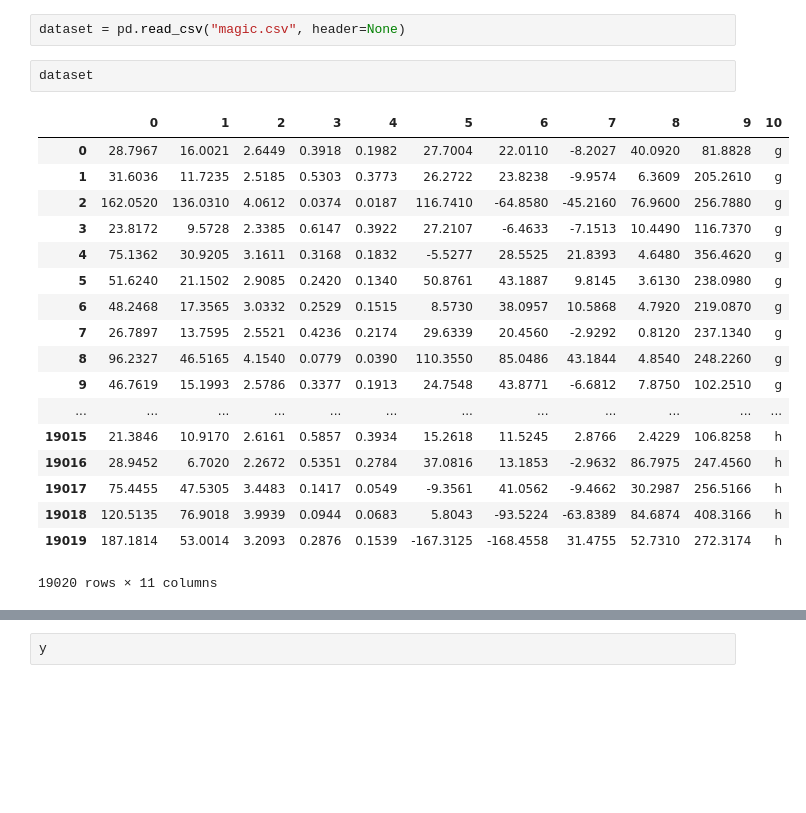
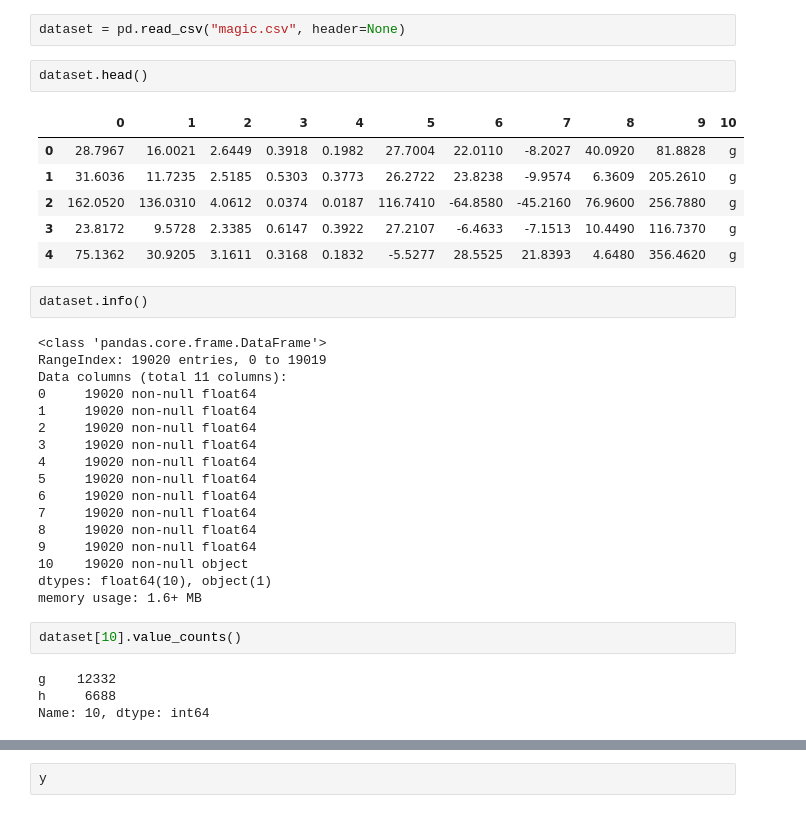
Before and after one commit to blooser/DataScience, a Jupyter notebook: Gamma Telescope/Gamma Telescope .ipynb, the cells around one changed output, grey strips where cells are left out. Drawn from its saved outputs; the diff is of its cells as text; blank space fills up the shorter version.

```diff
--- a/Gamma Telescope/Gamma Telescope .ipynb
+++ b/Gamma Telescope/Gamma Telescope .ipynb
@@ -5,23 +5,36 @@ import matplotlib.pyplot as plt
 # %%
 dataset = pd.read_csv("magic.csv", header=None)
 # %%
-dataset
+dataset.head()
 # %% [output]
 |  | 0 | 1 | 2 | 3 | 4 | 5 | 6 | 7 | 8 | 9 | 10 |
 | 0 | 28.7967 | 16.0021 | 2.6449 | 0.3918 | 0.1982 | 27.7004 | 22.0110 | -8.2027 | 40.0920 | 81.8828 | g |
 | 1 | 31.6036 | 11.7235 | 2.5185 | 0.5303 | 0.3773 | 26.2722 | 23.8238 | -9.9574 | 6.3609 | 205.2610 | g |
 | 2 | 162.0520 | 136.0310 | 4.0612 | 0.0374 | 0.0187 | 116.7410 | -64.8580 | -45.2160 | 76.9600 | 256.7880 | g |
 | 3 | 23.8172 | 9.5728 | 2.3385 | 0.6147 | 0.3922 | 27.2107 | -6.4633 | -7.1513 | 10.4490 | 116.7370 | g |
 | 4 | 75.1362 | 30.9205 | 3.1611 | 0.3168 | 0.1832 | -5.5277 | 28.5525 | 21.8393 | 4.6480 | 356.4620 | g |
-| 5 | 51.6240 | 21.1502 | 2.9085 | 0.2420 | 0.1340 | 50.8761 | 43.1887 | 9.8145 | 3.6130 | 238.0980 | g |
-| 6 | 48.2468 | 17.3565 | 3.0332 | 0.2529 | 0.1515 | 8.5730 | 38.0957 | 10.5868 | 4.7920 | 219.0870 | g |
-| 7 | 26.7897 | 13.7595 | 2.5521 | 0.4236 | 0.2174 | 29.6339 | 20.4560 | -2.9292 | 0.8120 | 237.1340 | g |
-| 8 | 96.2327 | 46.5165 | 4.1540 | 0.0779 | 0.0390 | 110.3550 | 85.0486 | 43.1844 | 4.8540 | 248.2260 | g |
-| 9 | 46.7619 | 15.1993 | 2.5786 | 0.3377 | 0.1913 | 24.7548 | 43.8771 | -6.6812 | 7.8750 | 102.2510 | g |
-| ... | ... | ... | ... | ... | ... | ... | ... | ... | ... | ... | ... |
-| 19015 | 21.3846 | 10.9170 | 2.6161 | 0.5857 | 0.3934 | 15.2618 | 11.5245 | 2.8766 | 2.4229 | 106.8258 | h |
-| 19016 | 28.9452 | 6.7020 | 2.2672 | 0.5351 | 0.2784 | 37.0816 | 13.1853 | -2.9632 | 86.7975 | 247.4560 | h |
-| 19017 | 75.4455 | 47.5305 | 3.4483 | 0.1417 | 0.0549 | -9.3561 | 41.0562 | -9.4662 | 30.2987 | 256.5166 | h |
-| 19018 | 120.5135 | 76.9018 | 3.9939 | 0.0944 | 0.0683 | 5.8043 | -93.5224 | -63.8389 | 84.6874 | 408.3166 | h |
-| 19019 | 187.1814 | 53.0014 | 3.2093 | 0.2876 | 0.1539 | -167.3125 | -168.4558 | 31.4755 | 52.7310 | 272.3174 | h |
-19020 rows × 11 columns
+# %%
+dataset.info()
+# %% [output]
+<class 'pandas.core.frame.DataFrame'>
+RangeIndex: 19020 entries, 0 to 19019
+Data columns (total 11 columns):
+0     19020 non-null float64
+1     19020 non-null float64
+2     19020 non-null float64
+3     19020 non-null float64
+4     19020 non-null float64
+5     19020 non-null float64
+6     19020 non-null float64
+7     19020 non-null float64
+8     19020 non-null float64
+9     19020 non-null float64
+10    19020 non-null object
+dtypes: float64(10), object(1)
+memory usage: 1.6+ MB
+# %%
+dataset[10].value_counts()
+# %% [output]
+g    12332
+h     6688
+Name: 10, dtype: int64
```
Also changed, not shown: parts of 33 cells of this notebook, 1 other file.
